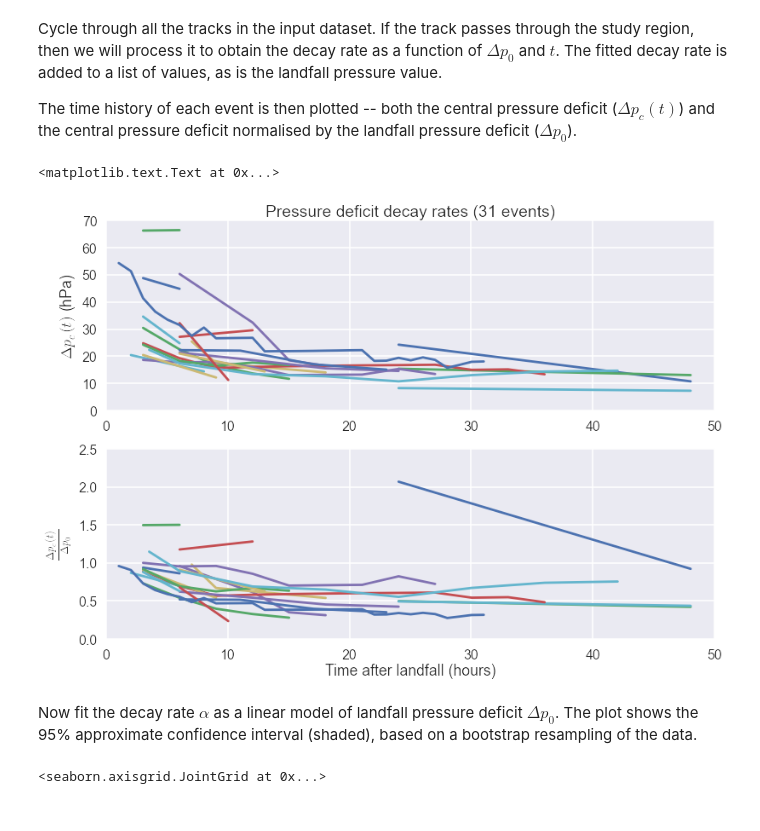
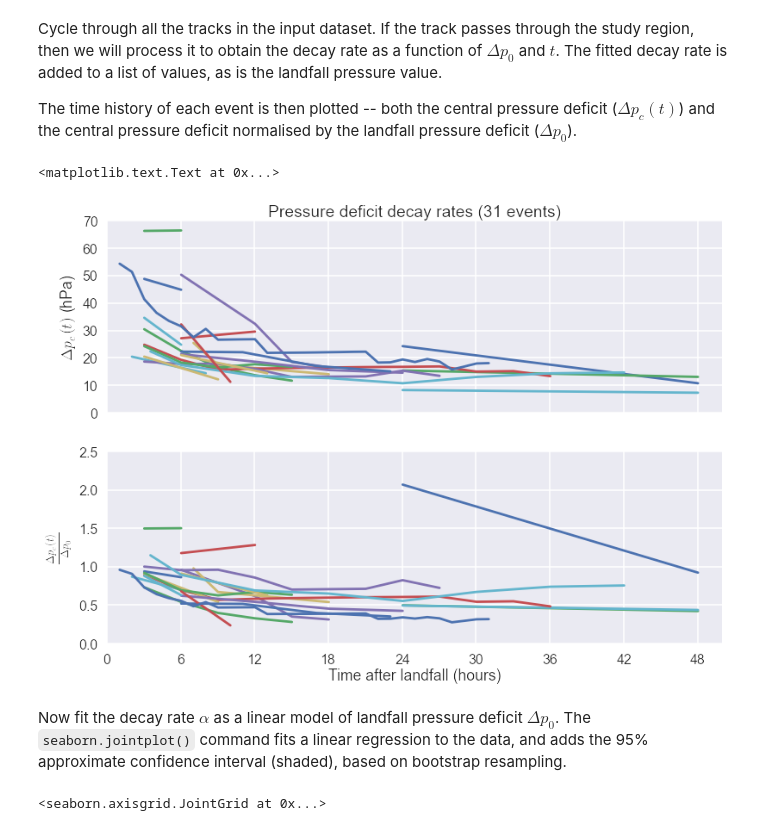
Before and after one commit to wcarthur/notebooks, a Jupyter notebook: TC landfall decay.ipynb, the cells around one changed output. Drawn from its saved outputs; the diff is of its cells as text; code cells hidden in the pictures.

```diff
--- a/TC landfall decay.ipynb
+++ b/TC landfall decay.ipynb
@@ -161,30 +161,32 @@ The time history of each event is then plotted -- both the central pressure defi
 # %%
 landfall_pressure = []
 decayrate = []
 nevents=0
-fig1, (ax1, ax2) = plt.subplots(2,1)
+fig1, (ax1, ax2) = plt.subplots(2,1,sharex=True)
 
 for n, track in enumerate(tracks):
     if track.inRegion(domain):
         # Process the track to get the pressure at landfall and the decay rate thereafter:
         dp0, dp, dt = processTrack(track, m)
         if dp0 is not None:
             nevents += 1
             ax1.plot(dt, dp)
             ax2.plot(dt, (dp/dp0))
             p = minimise_decay(dp, dt, dp0, 0., 1.)
             decayrate.append(p[0])
             landfall_pressure.append(dp0)
 
 ax2.set_xlabel("Time after landfall (hours)")
+xt = ax2.get_xticks()
+ax2.set_xticks(range(0,6*int(1+max(xt)/6.),6))
 ax1.set_ylabel("$\Delta p_c(t) $ (hPa)")
 ax1.set_title("Pressure deficit decay rates ({0} events)".format(nevents))
 ax2.set_ylabel(r"$\frac{\Delta p_c(t)}{\Delta p_0}$")
 # %% [output]
 <matplotlib.text.Text at 0x...>
-[figure, old version]
+[figure, new version]
 # %% [markdown]
-Now fit the decay rate $\alpha$ as a linear model of landfall pressure deficit $\Delta p_0$. The plot shows the 95% approximate confidence interval (shaded), based on a bootstrap resampling of the data.
+Now fit the decay rate $\alpha$ as a linear model of landfall pressure deficit $\Delta p_0$. The `seaborn.jointplot()` command fits a linear regression to the data, and adds the 95% approximate confidence interval (shaded), based on bootstrap resampling.
 # %%
 df = pd.DataFrame({'alpha':decayrate,
                    'dp0':landfall_pressure})
```
